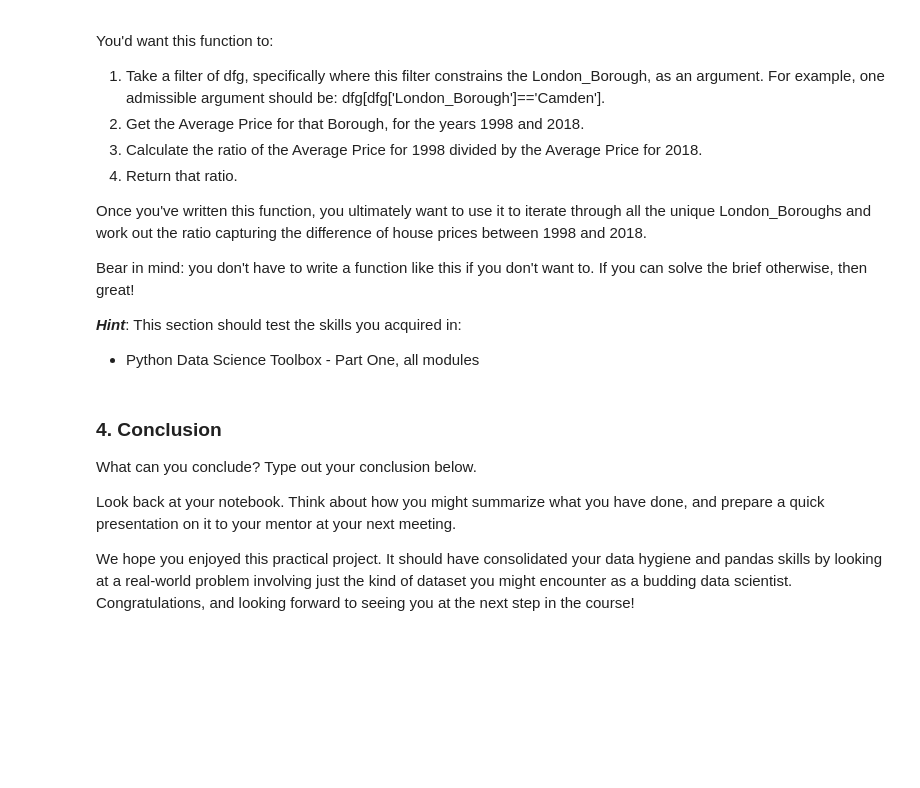
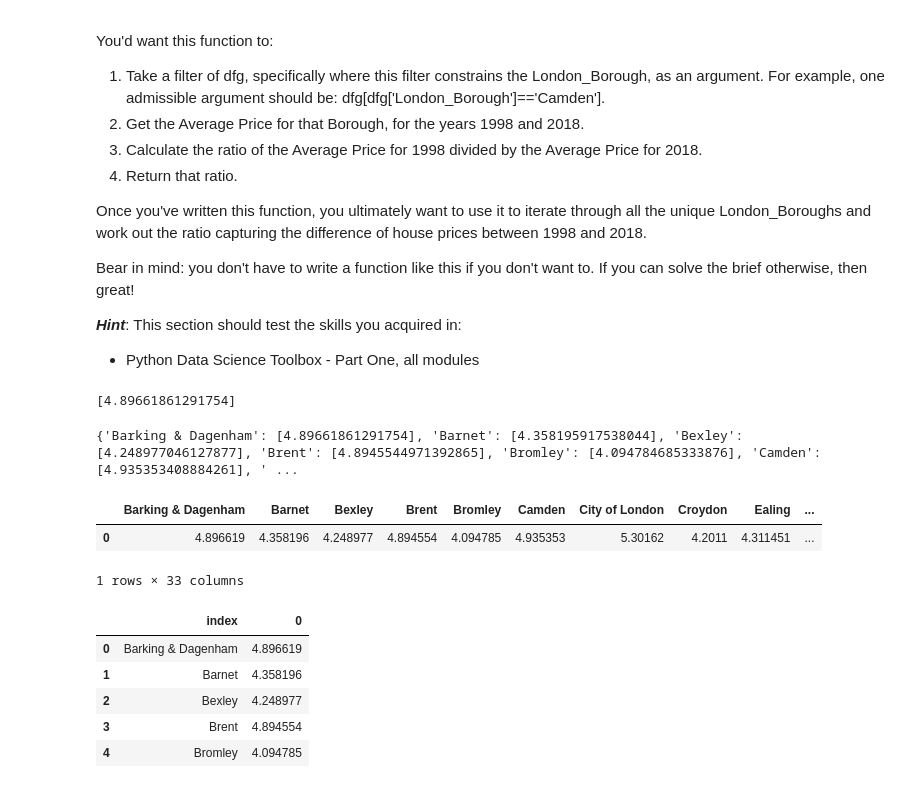
Before and after one commit to LNRobertson/Springboard, a Jupyter notebook: Unit4ChallengeTier3-Copy1.ipynb, the cells around one changed output. Saved outputs shown, nothing was run; the diff lists cells and outputs as text; code cells hidden in the pictures; blank space fills up the shorter version.

```diff
--- a/Unit4ChallengeTier3-Copy1.ipynb
+++ b/Unit4ChallengeTier3-Copy1.ipynb
@@ -553,7 +530,49 @@ Bear in mind: you don't have to write a function like this if you don't want to.
-# %% [markdown]
-### 4. Conclusion
-What can you conclude? Type out your conclusion below.
-
-Look back at your notebook. Think about how you might summarize what you have done, and prepare a quick presentation on it to your mentor at your next meeting.
-
-We hope you enjoyed this practical project. It should have consolidated your data hygiene and pandas skills by looking at a real-world problem involving just the kind of dataset you might encounter as a budding data scientist. Congratulations, and looking forward to seeing you at the next step in the course!
+# %%
+#create function to return ratio of house prices in 2018 to 1998
+def create_price_ratio(d):
+    y1998 = float(d['Average_price'][d['Year']==1998])
+    y2018 = float(d['Average_price'][d['Year']==2018])
+    ratio = [y2018/y1998]
+    return ratio
+# %%
+#call function on one Borough to test
+create_price_ratio(dfg[dfg['London_Borough']=='Barking & Dagenham'])
+# %% [output]
+[4.89661861291754]
+# %%
+#create dictionary to store all London Borough ratios
+final = {}
+# %%
+# loop through each 'London_Borough' column of our DataFrame dfg.
+
+for b in dfg['London_Borough'].unique():
+    # subset dfg on 'London_Borough' == b. Each iteration
+    borough = dfg[dfg['London_Borough'] == b]
+    # Make a entry in the final dictionary for each result of calling create_price_ratio function with the arrgument borough
+    final[b] = create_price_ratio(borough)
+# We use the function and incorporate that into a new key of the dictionary
+print(final)
+# %% [output]
+{'Barking & Dagenham': [4.89661861291754], 'Barnet': [4.358195917538044], 'Bexley': [4.248977046127877], 'Brent': [4.8945544971392865], 'Bromley': [4.094784685333876], 'Camden': [4.935353408884261], ' ...
+# %%
+#assign the results of calling the DataFrame method on the dictionary final.
+df_ratios = pd.DataFrame(final)
+# %%
+# Call the head() method on this variable to check it out.
+df_ratios.head()
+# %% [output]
+|  | Barking & Dagenham | Barnet | Bexley | Brent | Bromley | Camden | City of London | Croydon | Ealing | ... |
+| 0 | 4.896619 | 4.358196 | 4.248977 | 4.894554 | 4.094785 | 4.935353 | 5.30162 | 4.2011 | 4.311451 | ... |
+1 rows × 33 columns
+# %%
+#transpose and reset the index for better viewing
+df_ratios_T = df_ratios.T
+df_ratios = df_ratios_T.reset_index()
+df_ratios.head()
+# %% [output]
+|  | index | 0 |
+| 0 | Barking & Dagenham | 4.896619 |
+| 1 | Barnet | 4.358196 |
+| 2 | Bexley | 4.248977 |
+| 3 | Brent | 4.894554 |
+| 4 | Bromley | 4.094785 |
```
Also changed, not shown: parts of 11 cells of this notebook.
